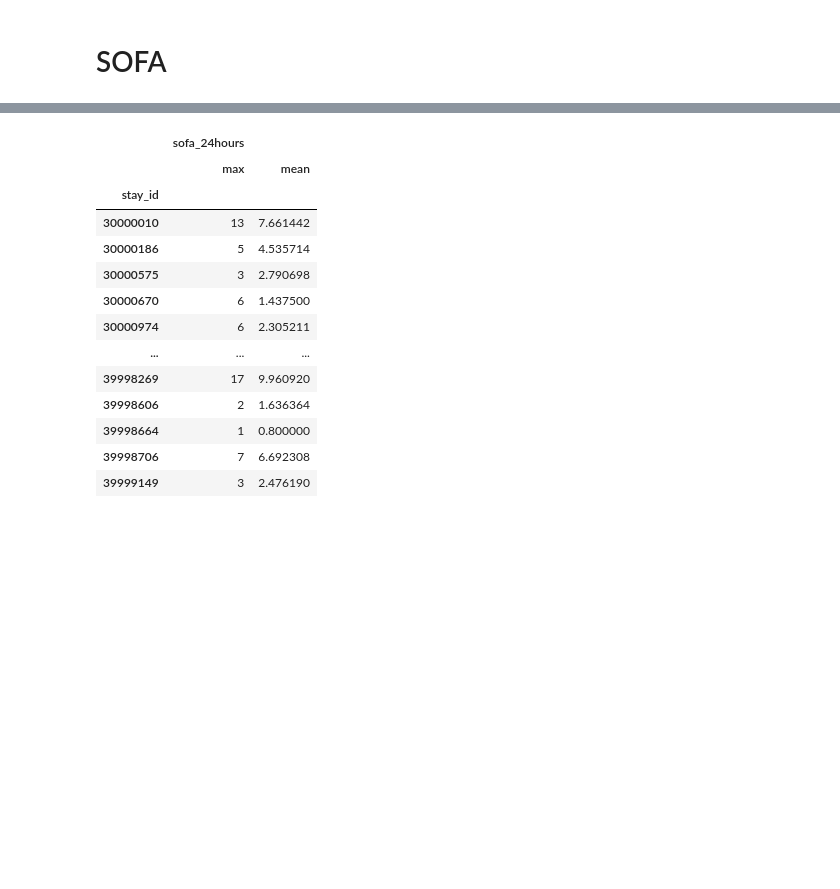
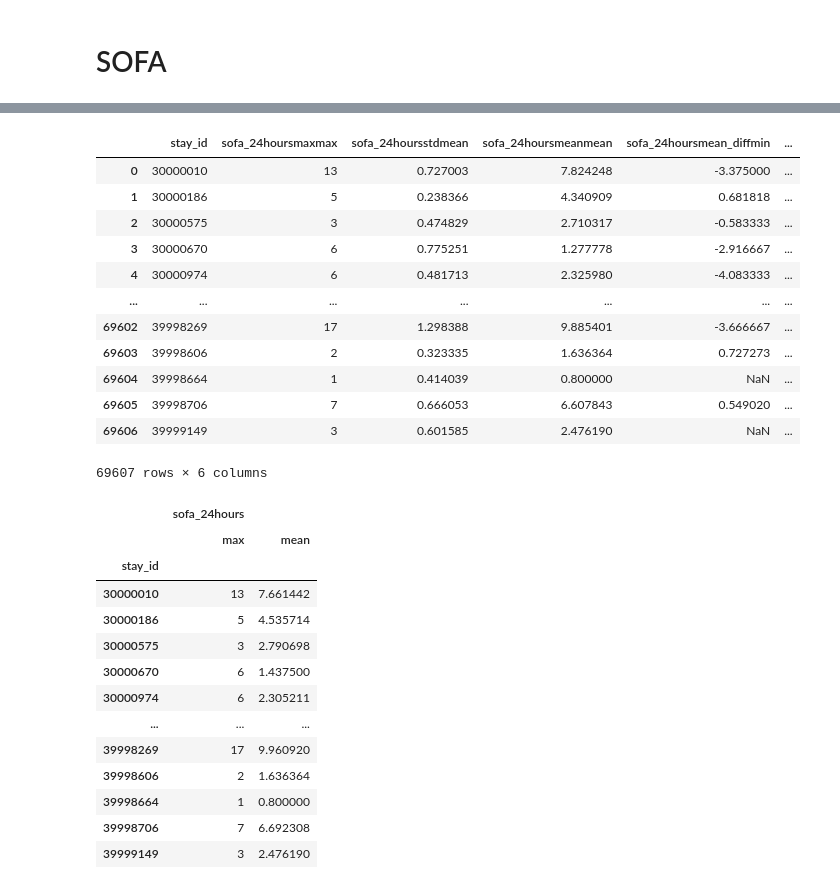
Before and after one commit to chunhunghow/nus-datathon, a Jupyter notebook: nus-nuhs-datathon 2020 v2.ipynb, the cells around one changed output, grey strips where cells are left out. Saved outputs shown, nothing was run; the diff lists cells and outputs as text; code cells hidden in the pictures; blank space fills up the shorter version.

```diff
--- a/nus-nuhs-datathon 2020 v2.ipynb
+++ b/nus-nuhs-datathon 2020 v2.ipynb
@@ -869,3 +904,24 @@ sofa.groupby(['stay_id','date']).agg({'sofa_24hours':['max','std']}) #worst and
+# %%
+sofa_daily_agg = sofa_daily.groupby('stay_id').agg({'sofa_24hoursmax':'max','sofa_24hoursstd':'mean','sofa_24hoursmean':'mean',\
+                                   'sofa_24hoursmean_diff':['min','mean']}).reset_index()
+# %%
+sofa_daily_agg.columns = [''.join(col).strip() for col in sofa_daily_agg.columns.values]
+# %%
+sofa_daily_agg
+# %% [output]
+|  | stay_id | sofa_24hoursmaxmax | sofa_24hoursstdmean | sofa_24hoursmeanmean | sofa_24hoursmean_diffmin | ... |
+| 0 | 30000010 | 13 | 0.727003 | 7.824248 | -3.375000 | ... |
+| 1 | 30000186 | 5 | 0.238366 | 4.340909 | 0.681818 | ... |
+| 2 | 30000575 | 3 | 0.474829 | 2.710317 | -0.583333 | ... |
+| 3 | 30000670 | 6 | 0.775251 | 1.277778 | -2.916667 | ... |
+| 4 | 30000974 | 6 | 0.481713 | 2.325980 | -4.083333 | ... |
+| ... | ... | ... | ... | ... | ... | ... |
+| 69602 | 39998269 | 17 | 1.298388 | 9.885401 | -3.666667 | ... |
+| 69603 | 39998606 | 2 | 0.323335 | 1.636364 | 0.727273 | ... |
+| 69604 | 39998664 | 1 | 0.414039 | 0.800000 | NaN | ... |
+| 69605 | 39998706 | 7 | 0.666053 | 6.607843 | 0.549020 | ... |
+| 69606 | 39999149 | 3 | 0.601585 | 2.476190 | NaN | ... |
+69607 rows × 6 columns
 # %%
 ## worst and average of sofa for stay
 sofa.groupby(['stay_id']).agg({'sofa_24hours':['max','mean']})
```
Also changed, not shown: parts of 9 cells of this notebook.
